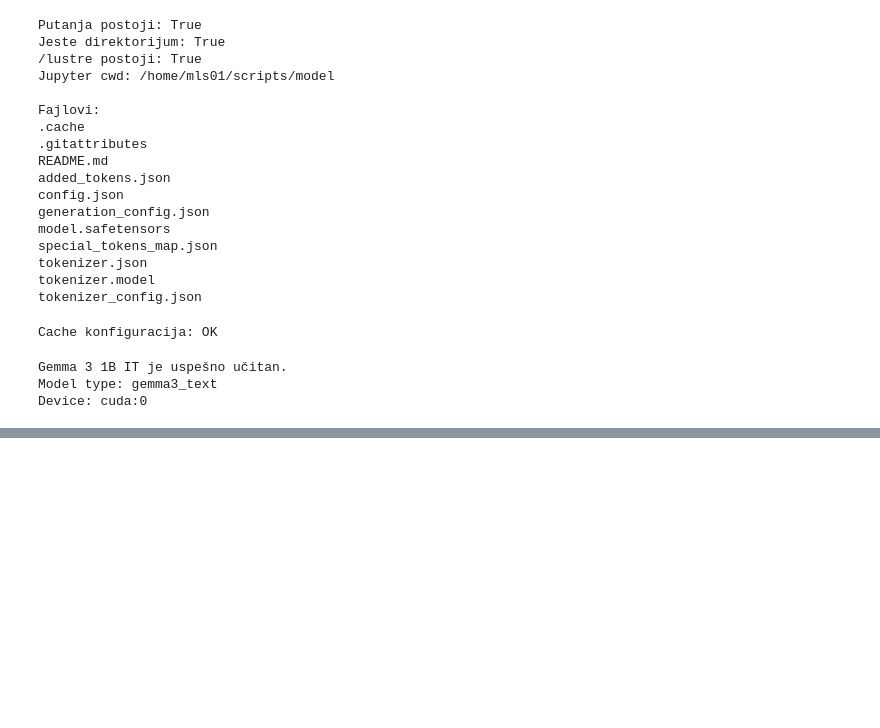
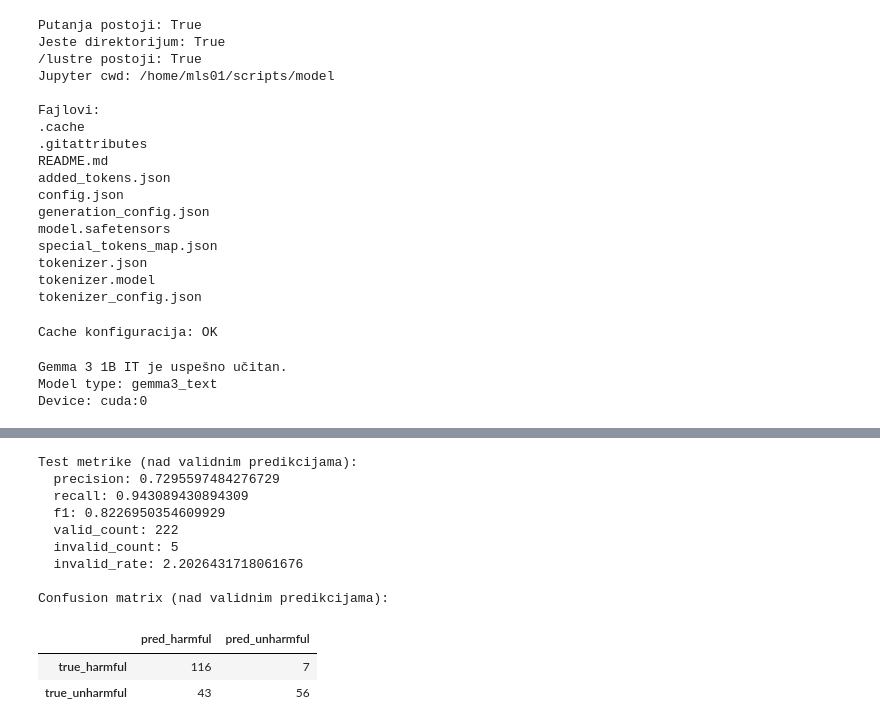
Before and after one commit to NovakTJ/psiml-safety-classifier, a Jupyter notebook: scripts/model/gemma_demo.ipynb, the cells around one changed output, grey strips where cells are left out. Drawn from its saved outputs; the diff is of its cells as text; code cells hidden in the pictures; blank space fills up the shorter version.

```diff
--- a/scripts/model/gemma_demo.ipynb
+++ b/scripts/model/gemma_demo.ipynb
@@ -285,0 +437,8 @@ Labele po redovima:
+# %%
+test_results_df = test_df.copy()
+
+raw_outputs, predictions = evaluate_prompt(f"{selected_prompt_name}_test", selected_prompt_text, test_df)
+test_results_df["prediction"] = predictions
+test_results_df["raw_output"] = raw_outputs
+
+print("\ntest_results_df shape:", test_results_df.shape)
@@ -285,0 +460,45 @@ Labele po redovima:
+# %%
+from sklearn.metrics import confusion_matrix
+
+test_valid_mask = test_results_df["prediction"].isin(["harmful", "unharmful"])
+test_valid_df = test_results_df[test_valid_mask]
+
+test_valid_count = int(test_valid_mask.sum())
+test_invalid_count = int((~test_valid_mask).sum())
+test_invalid_rate = test_invalid_count / len(test_results_df) * 100
+
+test_metrics = {
+    "precision": precision_score(test_valid_df["final_label"], test_valid_df["prediction"], pos_label="harmful", zero_division=0),
+    "recall": recall_score(test_valid_df["final_label"], test_valid_df["prediction"], pos_label="harmful", zero_division=0),
+    "f1": f1_score(test_valid_df["final_label"], test_valid_df["prediction"], pos_label="harmful", zero_division=0),
+    "valid_count": test_valid_count,
+    "invalid_count": test_invalid_count,
+    "invalid_rate": test_invalid_rate,
+}
+
+labels_order = ["harmful", "unharmful"]
+cm = confusion_matrix(test_valid_df["final_label"], test_valid_df["prediction"], labels=labels_order)
+test_confusion_df = pd.DataFrame(
+    cm,
+    index=[f"true_{l}" for l in labels_order],
+    columns=[f"pred_{l}" for l in labels_order],
+)
+
+print("Test metrike (nad validnim predikcijama):")
+for k, v in test_metrics.items():
+    print(f"  {k}: {v}")
+print("\nConfusion matrix (nad validnim predikcijama):")
+test_confusion_df
+# %% [output]
+Test metrike (nad validnim predikcijama):
+  precision: 0.7295597484276729
+  recall: 0.943089430894309
+  f1: 0.8226950354609929
+  valid_count: 222
+  invalid_count: 5
+  invalid_rate: 2.2026431718061676
+
+Confusion matrix (nad validnim predikcijama):
+|  | pred_harmful | pred_unharmful |
+| true_harmful | 116 | 7 |
+| true_unharmful | 43 | 56 |
```
Also changed, not shown: parts of 43 cells of this notebook, 6 other files.
